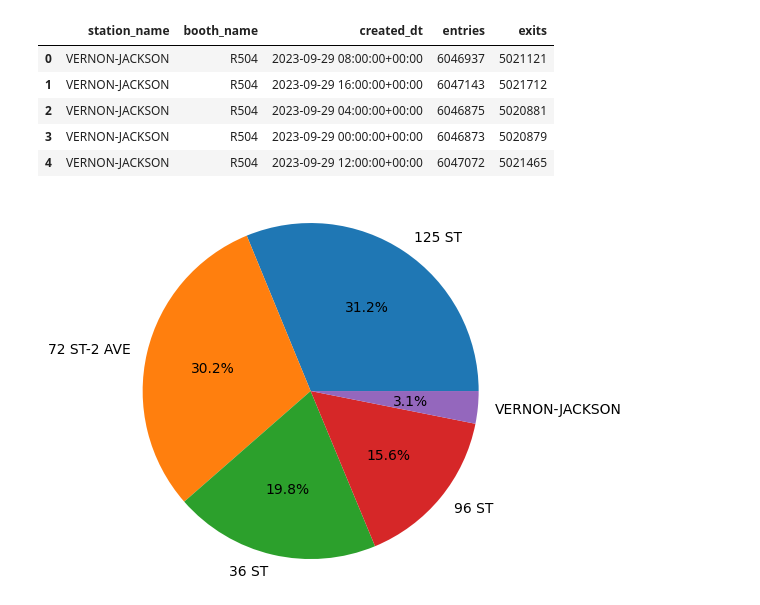
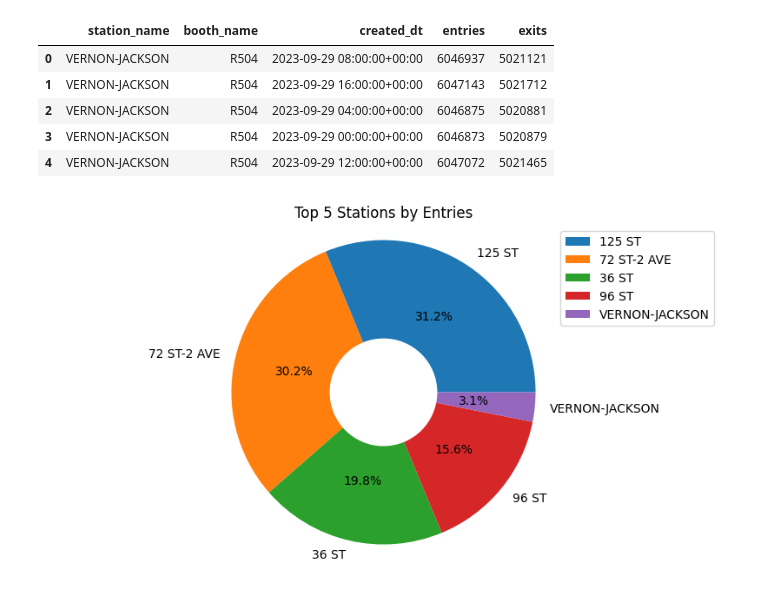
Before and after one commit to ozkary/data-engineering-mta-turnstile, a Jupyter notebook: Step4-Data-Warehouse/bigquery.ipynb, the cells around one changed output. Saved outputs shown, nothing was run; the diff lists cells and outputs as text; code cells hidden in the pictures.

```diff
--- a/Step4-Data-Warehouse/bigquery.ipynb
+++ b/Step4-Data-Warehouse/bigquery.ipynb
@@ -120,12 +120,27 @@ print_df(df_station)
 # %%
 
 # get the top n stations with the most entries using the df_station dataframe
 df_top_entries = df_station.groupby('station_name')['entries'].sum().reset_index().sort_values(by='entries', ascending=False).head(5)
 
 # create a pie chart using the df_top_entries dataframe
 import matplotlib.pyplot as plt
+
+# set the size of the pie chart
+plt.figure(figsize=(10,5))
+
 plt.pie(df_top_entries['entries'], labels=df_top_entries['station_name'], autopct='%1.1f%%')
 plt.axis('equal')
+
+# add a donut hole to the pie chart
+my_circle=plt.Circle( (0,0), 0.35, color='white')
+p=plt.gcf()
+p.gca().add_artist(my_circle)
+
+
+# add a title and legend to the pie chart
+plt.title('Top 5 Stations by Entries')
+plt.legend(df_top_entries['station_name'], loc='upper right')
+
 plt.show()
 # %% [output]
-[figure, old version]
+[figure, new version]
```
